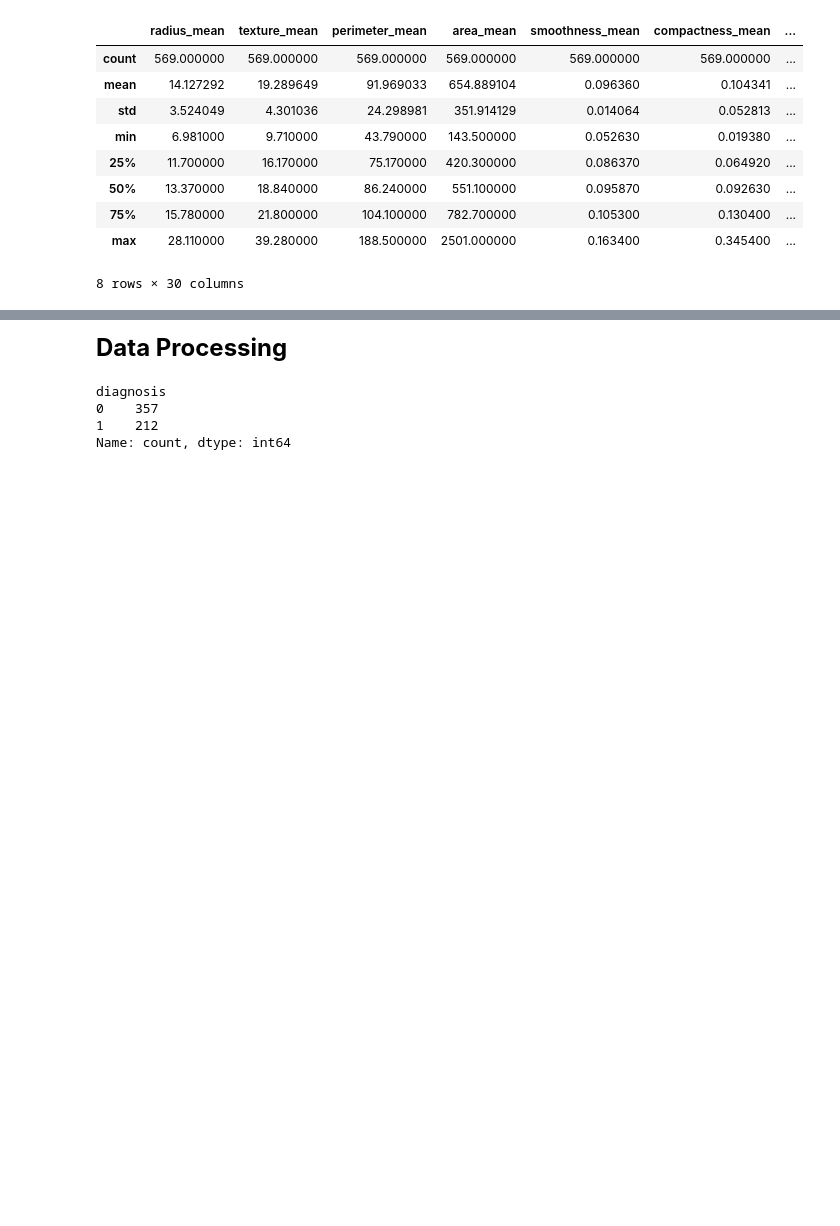
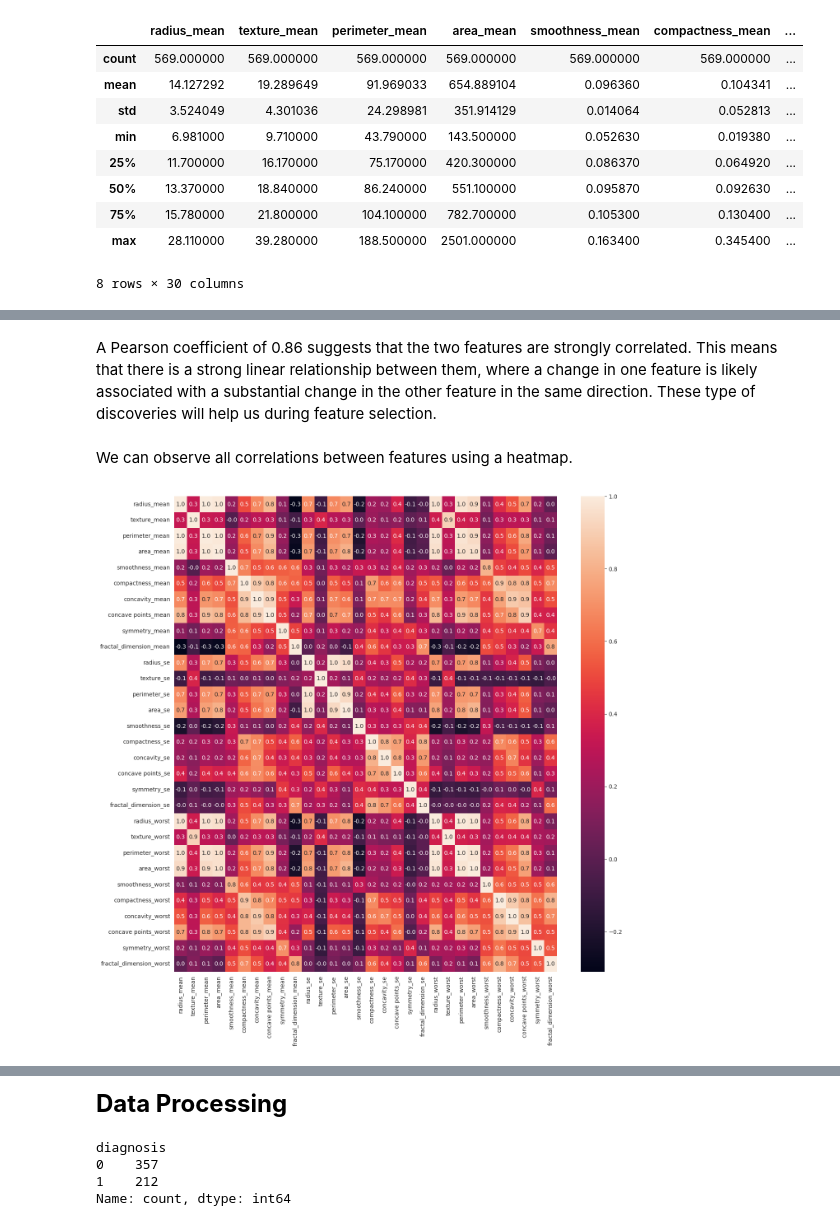
Before and after one commit to GonmasPT/Breast-Cancer-Wisconsin-Diagnosis, a Jupyter notebook: main.ipynb, the cells around one changed output, grey strips where cells are left out. Drawn from its saved outputs; the diff is of its cells as text; code cells hidden in the pictures; blank space fills up the shorter version.

```diff
--- a/main.ipynb
+++ b/main.ipynb
@@ -105,0 +146,11 @@ To further inspect the data we can produce some box plot visualizations and gain
+# %% [markdown]
+A Pearson coefficient of 0.86 suggests that the two features are strongly correlated. This means that there is a strong linear relationship between them, where a change in one feature is likely associated with a substantial change in the other feature in the same direction. These type of discoveries will help us during feature selection.
+# %% [markdown]
+We can observe all correlations between features using a heatmap.
+# %%
+# Correlation map
+fig, axes = plt.subplots(figsize=(15, 15))
+sns.heatmap(X_stand.corr(), annot=True, fmt= '.1f', ax=axes)
+plt.show();
+# %% [output]
+[figure, added]
```
Also changed, not shown: parts of 10 cells of this notebook.
